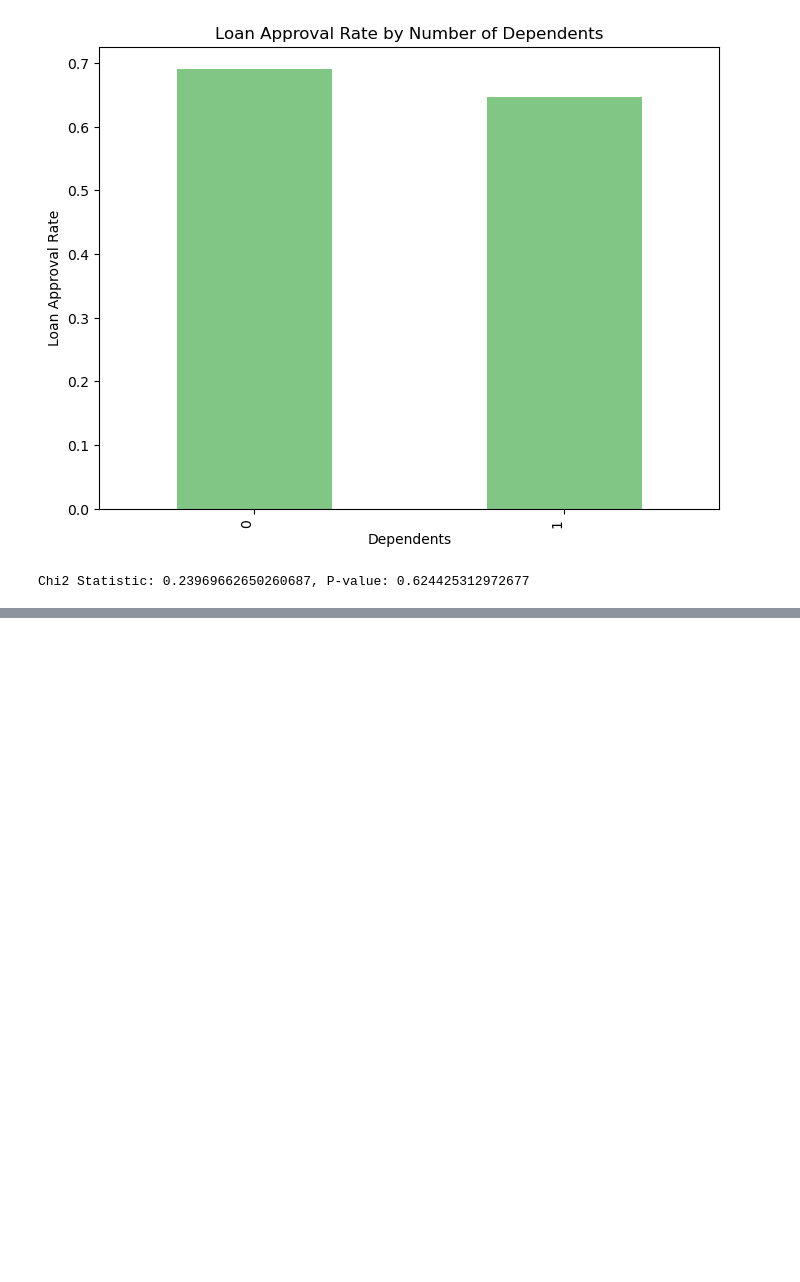
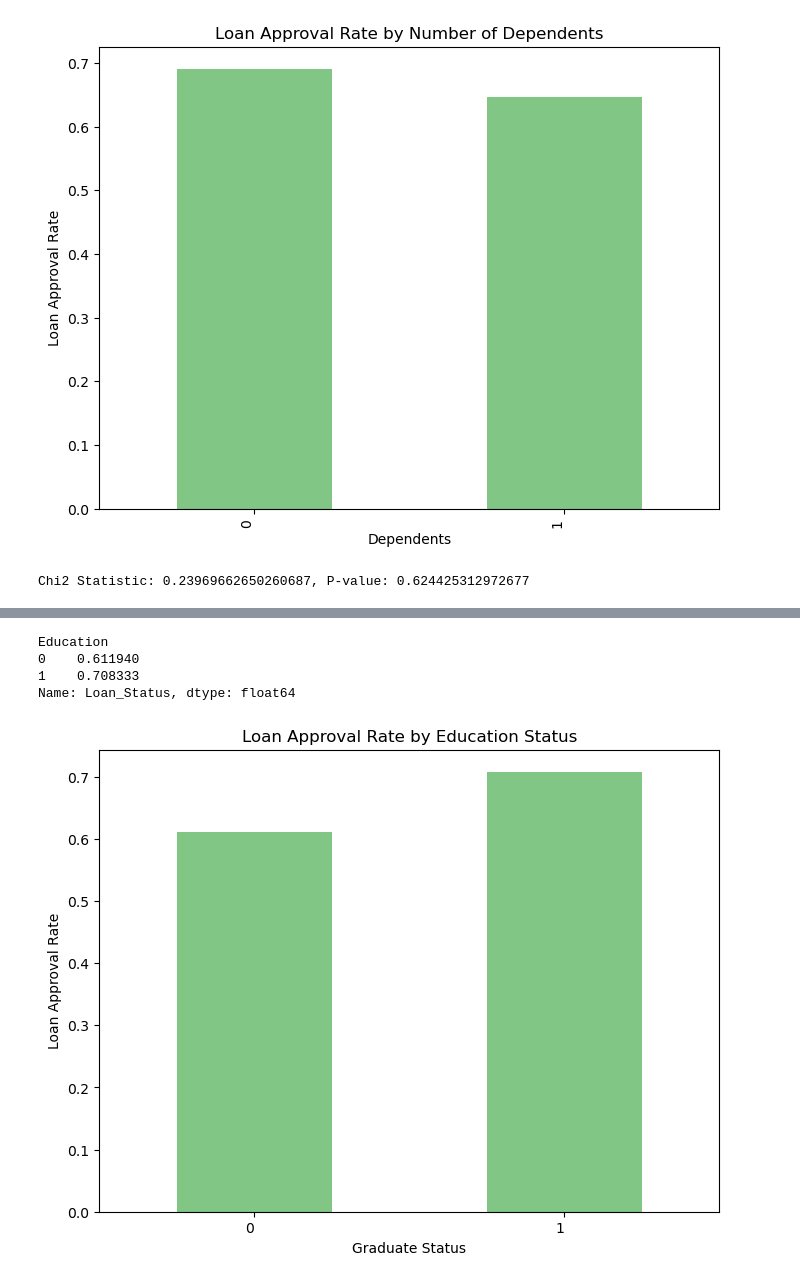
Before and after one commit to fredrickgacheru/loan_eligibility_project, a Jupyter notebook: loanProjectV1.ipynb, the cells around one changed output, grey strips where cells are left out. Drawn from its saved outputs; the diff is of its cells as text; code cells hidden in the pictures; blank space fills up the shorter version.

```diff
--- a/loanProjectV1.ipynb
+++ b/loanProjectV1.ipynb
@@ -307,0 +332,4 @@ While at first it looked as though having dependents had an impact, upon analysi
+# %%
+#Change the Education to numeric values
+dataset['Education'] = dataset['Education'].map({'Graduate': 1, 'Not Graduate': 0})
+dataset
@@ -307,0 +350,20 @@ While at first it looked as though having dependents had an impact, upon analysi
+# %%
+# # Visual representation of how each education pays their loans
+loan_approval_rate = dataset.groupby('Education')['Loan_Status'].mean()
+print(loan_approval_rate)
+# Plotting with Matplotlib
+plt.figure(figsize=(8, 6))
+loan_approval_rate.plot(kind='bar', color=['#4CAF50'], alpha=0.7)
+plt.title('Loan Approval Rate by Education Status')
+plt.xlabel('Graduate Status')
+plt.ylabel('Loan Approval Rate')
+# Adjust x-axis labels
+plt.xticks(rotation=0, ha='right', fontsize=10)  # Rotate and align labels for better readability
+
+plt.show()
+# %% [output]
+Education
+0    0.611940
+1    0.708333
+Name: Loan_Status, dtype: float64
+[figure, added]
```
Also changed, not shown: parts of 16 cells of this notebook.
